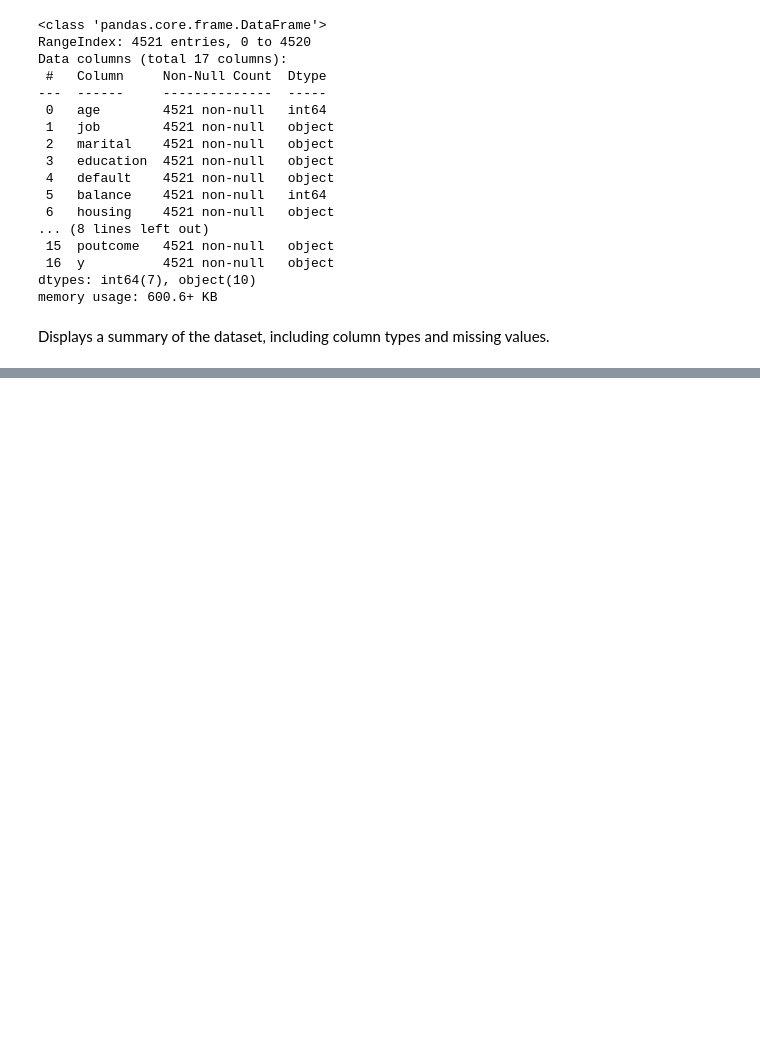
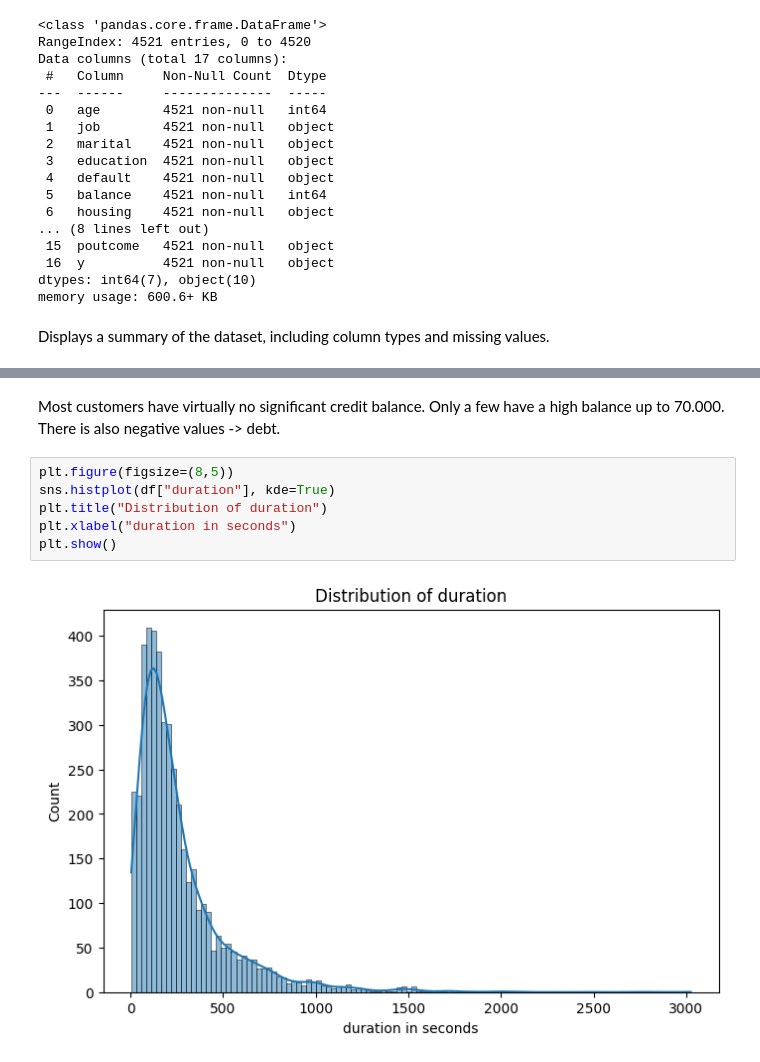
Before and after one commit to liviacy/bank-marketing-assignment, a Jupyter notebook: bank_marketing_eda.ipynb, the cells around one changed output, grey strips where cells are left out. Saved outputs shown, nothing was run; the diff lists cells and outputs as text; blank space fills up the shorter version.

```diff
--- a/bank_marketing_eda.ipynb
+++ b/bank_marketing_eda.ipynb
@@ -56,0 +111,12 @@ Displays a summary of the dataset, including column types and missing values.
+# %% [markdown]
+Most customers have virtually no significant credit balance.
+Only a few have a high balance up to 70.000.
+There is also negative values -> debt.
+# %%
+plt.figure(figsize=(8,5))
+sns.histplot(df["duration"], kde=True)
+plt.title("Distribution of duration")
+plt.xlabel("duration in seconds")
+plt.show()
+# %% [output]
+[figure, added]
```
Also changed, not shown: parts of 21 cells of this notebook.
